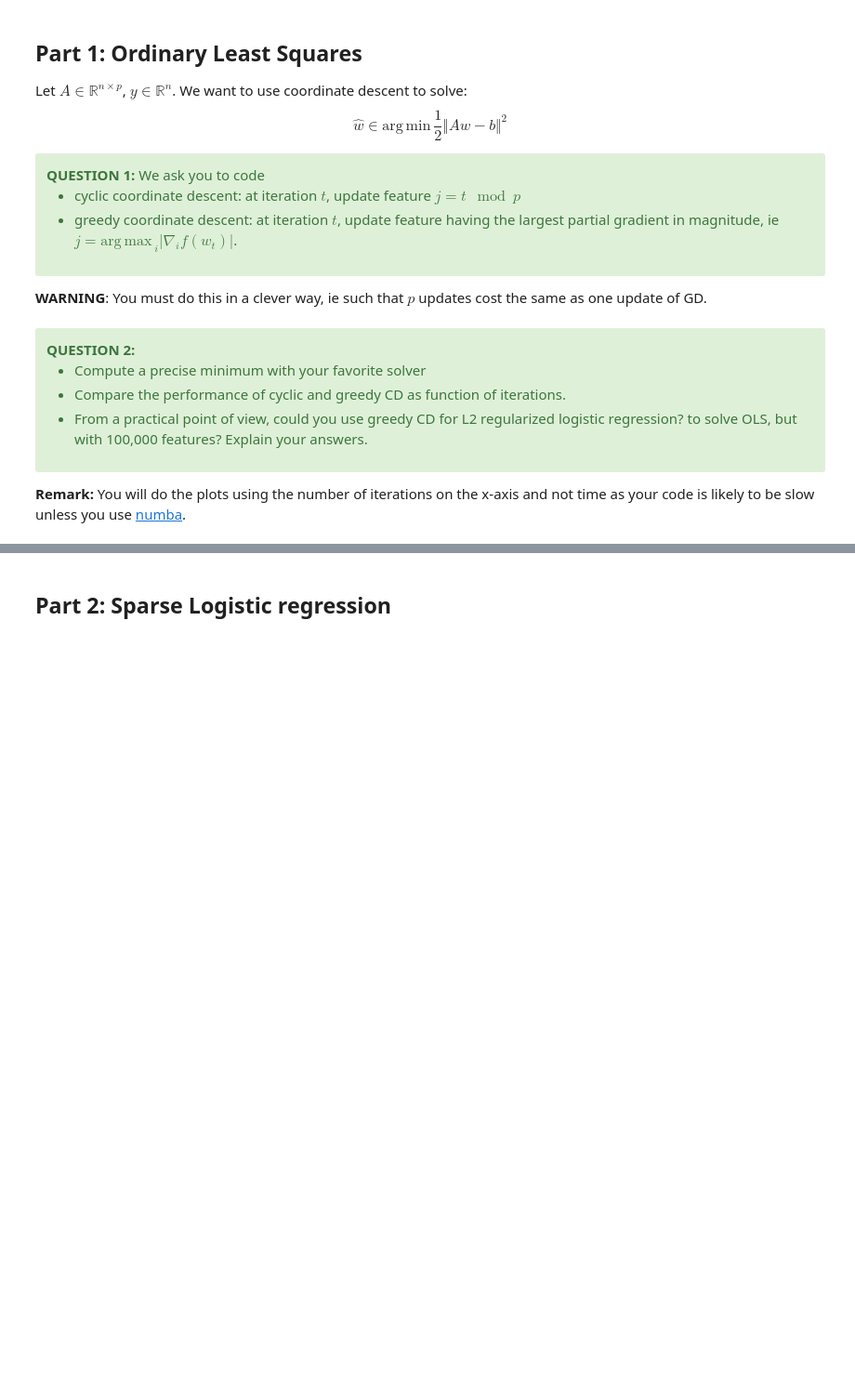
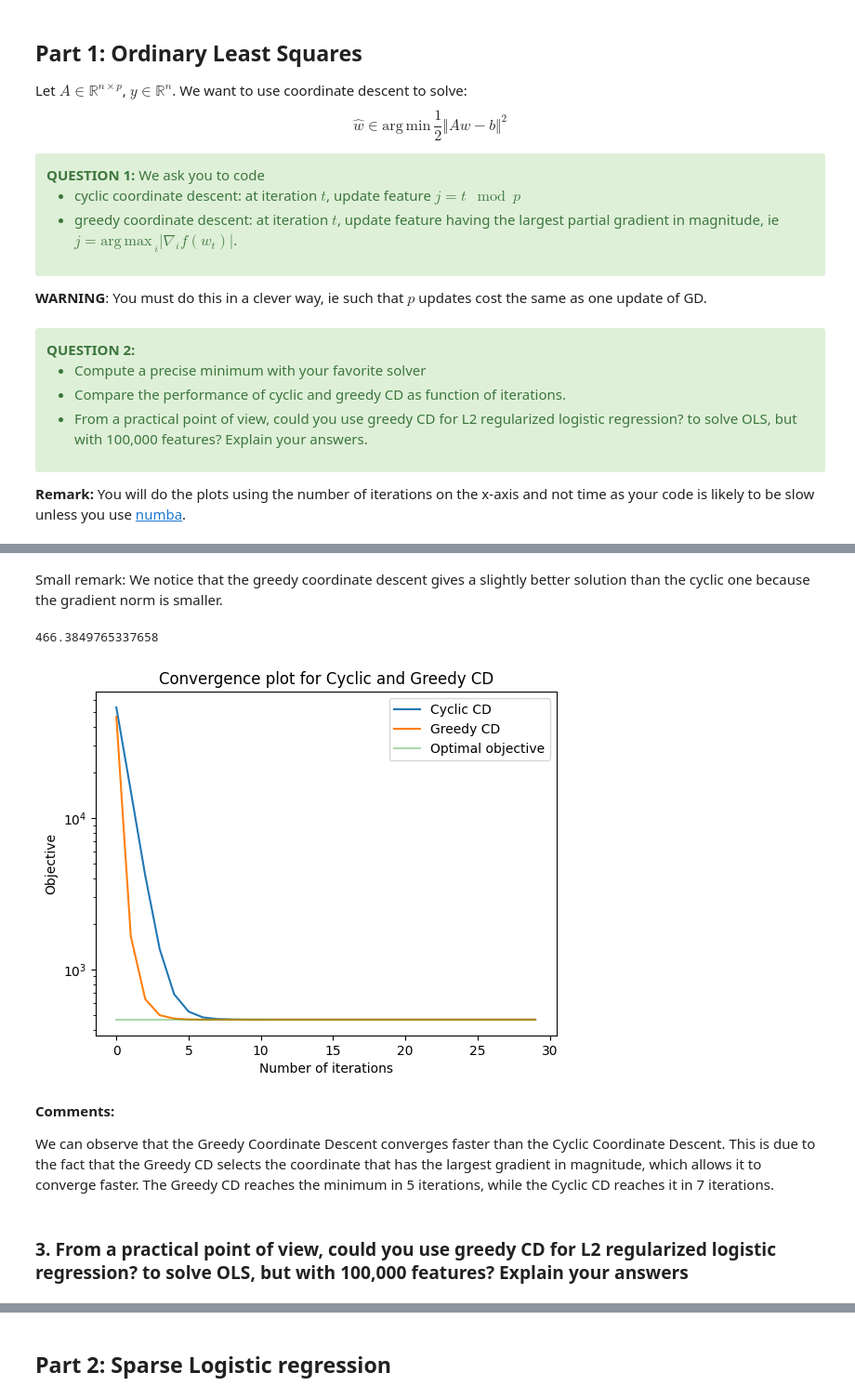
Before and after one commit to BryanBradfo/optimisation-algorithms, a Jupyter notebook: lab3_chen_bryan_and_devilder_alice.ipynb, the cells around one changed output, grey strips where cells are left out. Shown at 93% size. Saved outputs shown, nothing was run; the diff lists cells and outputs as text; code cells hidden in the pictures; blank space fills up the shorter version.

```diff
--- a/lab3_chen_bryan_and_devilder_alice.ipynb
+++ b/lab3_chen_bryan_and_devilder_alice.ipynb
@@ -94,7 +96,7 @@ def cyclic_cd(A, b, n_iter):
         old_w_j = w[j]
         w[j] += A[:, j].dot(residuals) / lips_const[j]
         # update residuals:
-        residuals += A[:, j] * (w[j] - old_w_j)
+        residuals += A[:, j] * (old_w_j - w[j])
         # END TODO
 
         if t % n_features == 0:
@@ -172,0 +146,8 @@ plt.show()
+# %%
+def loss_linreg(w):
+    """Least-squares loss"""
+    return np.linalg.norm(A @ w - b, ord=2)**2/2
+
+def grad_linreg(w):
+    """Leas-squares gradient"""
+    return A.T @ (A @ w - b)
@@ -172,0 +156,11 @@ plt.show()
+# %%
+# compute precise minimum with your favorite solver
+
+from numpy.linalg import lstsq
+
+w_min, _, _, _ = lstsq(A, b, rcond=None)
+min_lstsq = loss_linreg(w_min)
+
+# print(w_min)
+print(f"Precise minimum with favorite solver (lstsq) = {min_lstsq} \n")
+print(f"Gradient norm at w_min = {norm(grad_linreg(w_min))}")
@@ -172,0 +197,26 @@ plt.show()
+# %% [markdown]
+Small remark: We notice that the greedy coordinate descent gives a slightly better solution than the cyclic one because the gradient norm is smaller.
+# %%
+print(min_lstsq)
+# %% [output]
+466.3849765337658
+# %%
+list_opt_min = [min_lstsq for i in range(min(len(all_objs_greedy), 100))]
+
+plt.plot(all_objs_cyclic, label='Cyclic CD')
+plt.plot(all_objs_greedy, label='Greedy CD')
+plt.plot(list_opt_min, label='Optimal objective', alpha=0.4)
+plt.xlabel('Number of iterations')
+plt.ylabel('Objective')
+plt.title('Convergence plot for Cyclic and Greedy CD')
+plt.yscale('log')
+plt.legend()
+plt.show()
+# %% [output]
+[figure, added]
+# %% [markdown]
+**Comments:**
+
+We can observe that the Greedy Coordinate Descent converges faster than the Cyclic Coordinate Descent. This is due to the fact that the Greedy CD selects the coordinate that has the largest gradient in magnitude, which allows it to converge faster. The Greedy CD reaches the minimum in 5 iterations, while the Cyclic CD reaches it in 7 iterations.
+# %% [markdown]
+### 3. From a practical point of view, could you use greedy CD for L2 regularized logistic regression? to solve OLS, but with 100,000 features? Explain your answers
```
Also changed, not shown: parts of 11 cells of this notebook.
